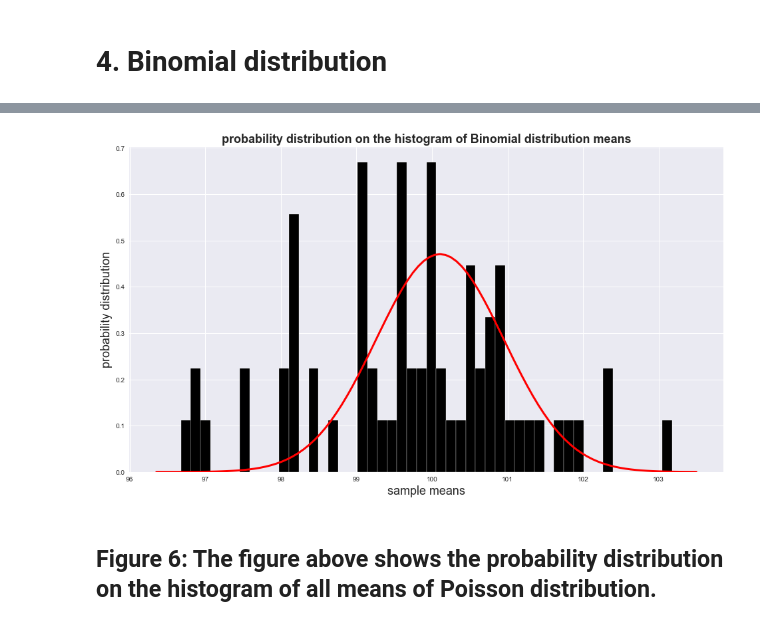
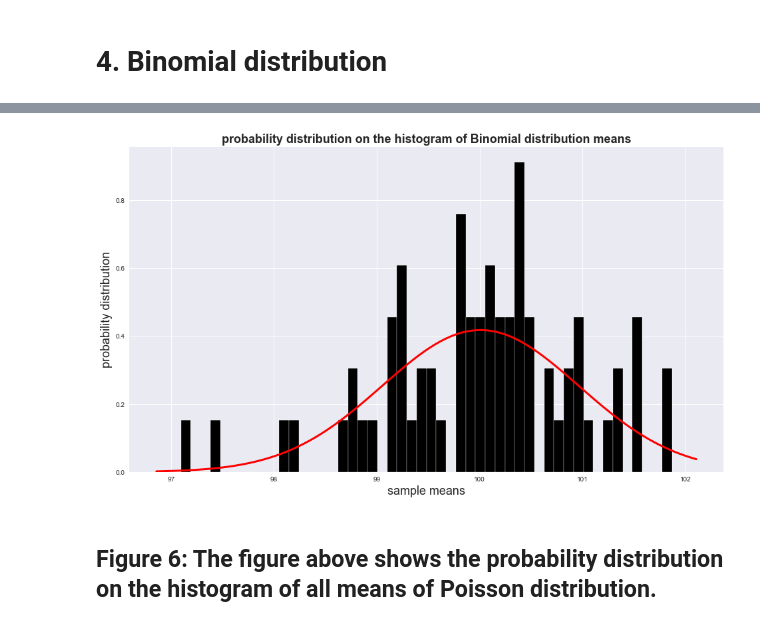
Before and after one commit to rrubo/PUI2017_rh2684, a Jupyter notebook: HW3_rh2684/HW3_assignment_1_rh2684.ipynb, the cells around one changed output, grey strips where cells are left out. Cells and saved outputs as stored; diff of their text form; code cells hidden in the pictures.

```diff
--- a/HW3_rh2684/HW3_assignment_1_rh2684.ipynb
+++ b/HW3_rh2684/HW3_assignment_1_rh2684.ipynb
@@ -289,34 +289,34 @@ for nn in md['binom']:
 # %%
 # Creating a histogram for all means
 
 meansBinom = list(md['binom']['means'].values())
 
 # Creating a mean and a standard deviation to plot the Gaussian function
 
 meanOfMeansBinom = np.mean(meansBinom)
 stdOfMeansBinom = np.std(meansBinom)
 
 # plotting the histogram of means
 
 pl.figure(figsize=(16, 9))
-pl.hist(meansPois, bins=50, FaceColor='black', EdgeColor='white', normed=True)
+pl.hist(meansBinom, bins=50, FaceColor='black', EdgeColor='white', normed=True)
 
 # setting up parameters of the Gaussian function
 
 xmin, xmax = pl.xlim()
 x = np.linspace(xmin, xmax, mean)
 gaussian = nm.pdf(x, meanOfMeansBinom, stdOfMeansBinom) # probability distribution function for the mean of means and
                                                       # the standard deviation of means
 
 # plotting the Gaussian function on top of the histogram of means
 
 pl.plot(x, gaussian, 'r', linewidth=3)
 pl.xlabel('sample means', fontsize=18)
 pl.ylabel('probability distribution', fontsize=18)
 pl.title('probability distribution on the histogram of Binomial distribution means', fontsize=18, weight='bold')
 pl.show()
 # %% [output]
-[figure, old version]
+[figure, new version]
 # %% [markdown]
 ## Figure 6: The figure above shows the probability distribution on the histogram of all means of Poisson distribution.
 # %% [markdown]
```
Also changed, not shown: parts of 12 cells of this notebook.
